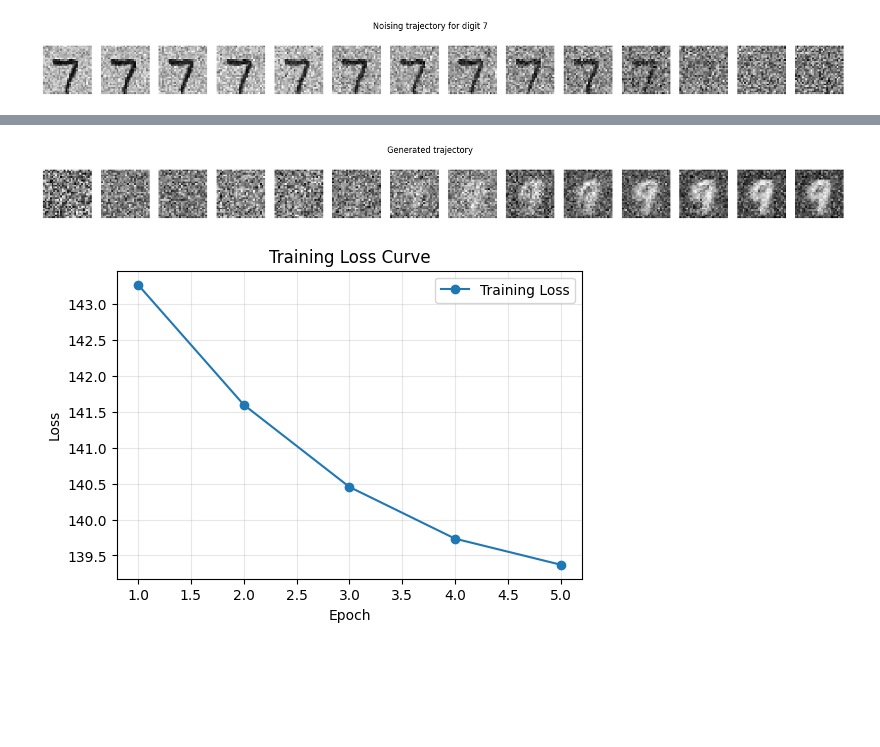
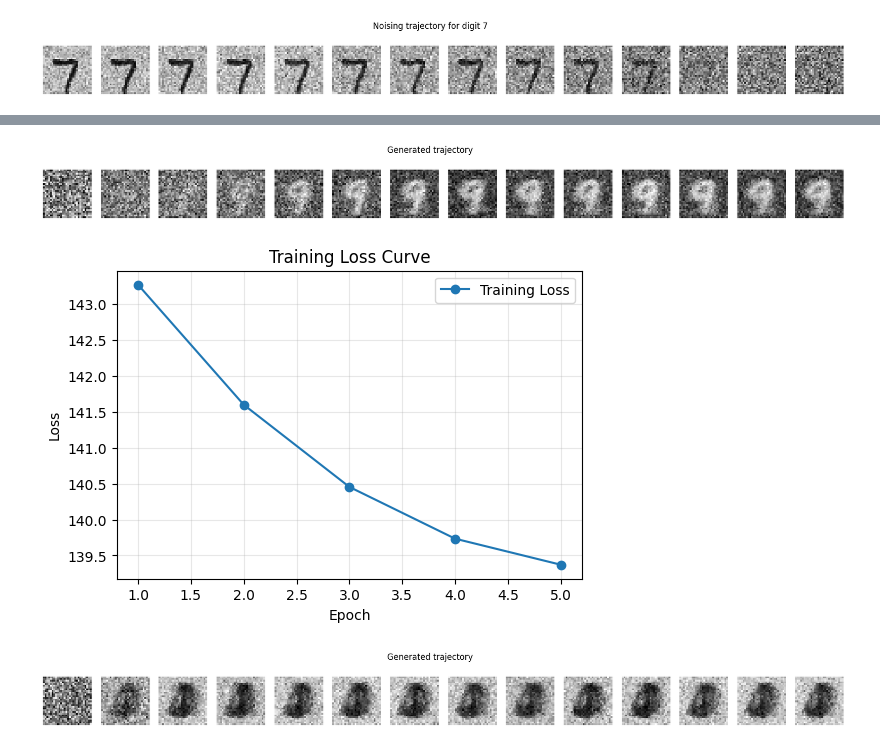
Before and after one commit to misha7b/langevin-gen, a Jupyter notebook: experiments/diffusion_adam_experiment.ipynb, the cells around one changed output, grey strips where cells are left out. Cells and saved outputs as stored; diff of their text form; code cells hidden in the pictures; blank space fills up the shorter version.

```diff
--- a/experiments/diffusion_adam_experiment.ipynb
+++ b/experiments/diffusion_adam_experiment.ipynb
@@ -385,7 +396,12 @@ generate_from_checkpoint("zero_test.pth", snapshots=12, tf=1, dt=1e-3, plot_loss
 # %%
 # Trained on nine digit only
 
-generate_from_checkpoint("nine_test.pth", snapshots=12, tf=1, dt=1e-3, plot_loss_curve=True)
+generate_from_checkpoint("checkpoints/nine_test.pth", snapshots=12, tf=1, dt=1e-3, alpha = 1.0, plot_loss_curve=True)
 # %% [output]
-[figure, old version]
+[figure, new version]
 [figure]
+# %%
+
+generate_from_checkpoint("checkpoints/3digits_test.pth", snapshots=12, tf=2.5, dt=1e-3, plot_loss_curve=False)
+# %% [output]
+[figure, added]
```
Also changed, not shown: parts of 11 cells of this notebook, 5 other files.
